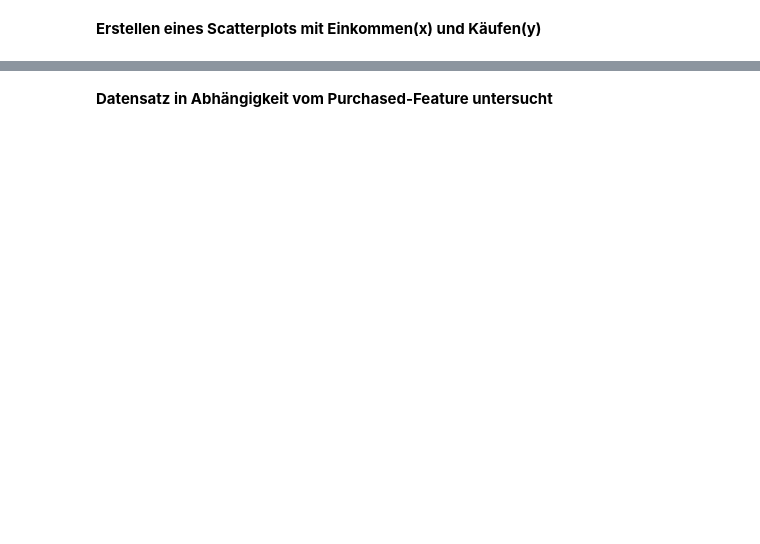
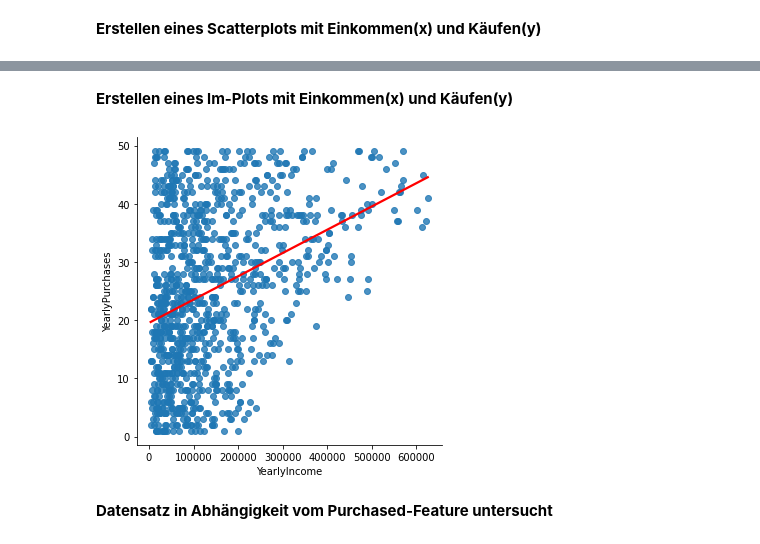
Before and after one commit to Aaron-David-HdM/Applied-Data-Analytics, a Jupyter notebook: UseCase_4/Durchfuehrung der Regressionsanalyse.ipynb, the cells around one changed output, grey strips where cells are left out. Cells and saved outputs as stored; diff of their text form; code cells hidden in the pictures; blank space fills up the shorter version.

Commit message:
lm-Plot hinzugefügt

```diff
--- a/UseCase_4/Durchfuehrung der Regressionsanalyse.ipynb
+++ b/UseCase_4/Durchfuehrung der Regressionsanalyse.ipynb
@@ -109,3 +109,9 @@ sns.scatterplot(data=df, x="YearlyIncome", y="YearlyPurchases")
+# %% [markdown]
+**Erstellen eines lm-Plots mit Einkommen(x) und Käufen(y)**
+# %%
+sns.lmplot(x='YearlyIncome', y='YearlyPurchases', data=df, line_kws={'color':'red'}, height=5, ci=None);
+# %% [output]
+[figure, added]
 # %% [markdown]
 **Datensatz in Abhängigkeit vom Purchased-Feature untersucht**
 # %%
```
Also changed, not shown: parts of 3 cells of this notebook.
